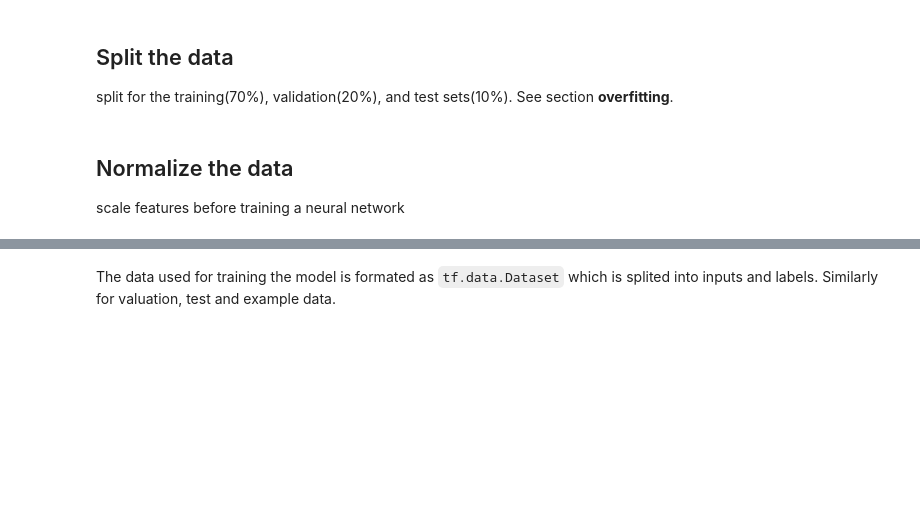
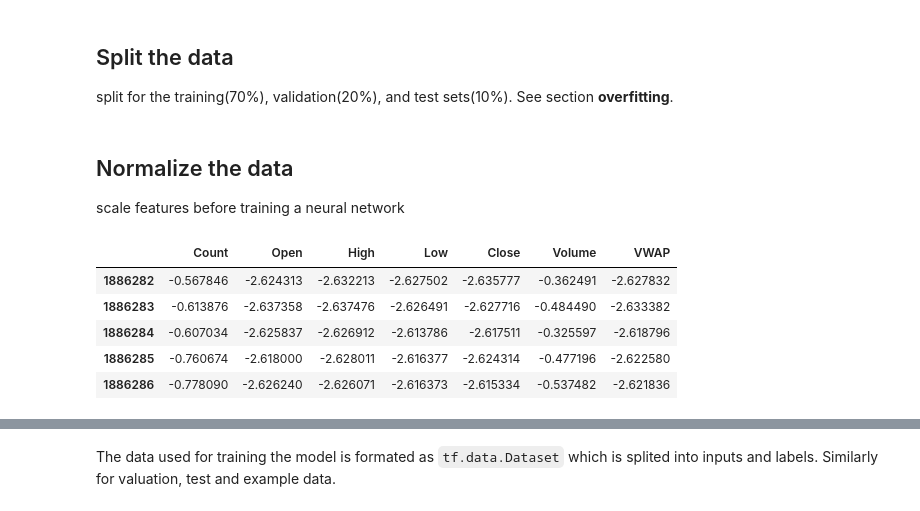
Before and after one commit to 123mitnik/Crypto_Forecasting_kaggle, a Jupyter notebook: RNN_forecasting.ipynb, the cells around one changed output, grey strips where cells are left out. Cells and saved outputs as stored; diff of their text form; code cells hidden in the pictures; blank space fills up the shorter version.

```diff
--- a/RNN_forecasting.ipynb
+++ b/RNN_forecasting.ipynb
@@ -80,6 +79,15 @@ train_std = train_df.std()
 train_df = (train_df - train_mean) / train_std #scipy.stats.zscore(train_df,ddof=1)
 val_df = (val_df - train_mean) / train_std
 test_df = (test_df - train_mean) / train_std
+# %%
+train_df.head()
+# %% [output]
+|  | Count | Open | High | Low | Close | Volume | VWAP |
+| 1886282 | -0.567846 | -2.624313 | -2.632213 | -2.627502 | -2.635777 | -0.362491 | -2.627832 |
+| 1886283 | -0.613876 | -2.637358 | -2.637476 | -2.626491 | -2.627716 | -0.484490 | -2.633382 |
+| 1886284 | -0.607034 | -2.625837 | -2.626912 | -2.613786 | -2.617511 | -0.325597 | -2.618796 |
+| 1886285 | -0.760674 | -2.618000 | -2.628011 | -2.616377 | -2.624314 | -0.477196 | -2.622580 |
+| 1886286 | -0.778090 | -2.626240 | -2.626071 | -2.616373 | -2.615334 | -0.537482 | -2.621836 |
 # %% [markdown]
 ## Data for LSTM: windowing and prediction conditions
 
```
Also changed, not shown: parts of 11 cells of this notebook, 1 other file.
